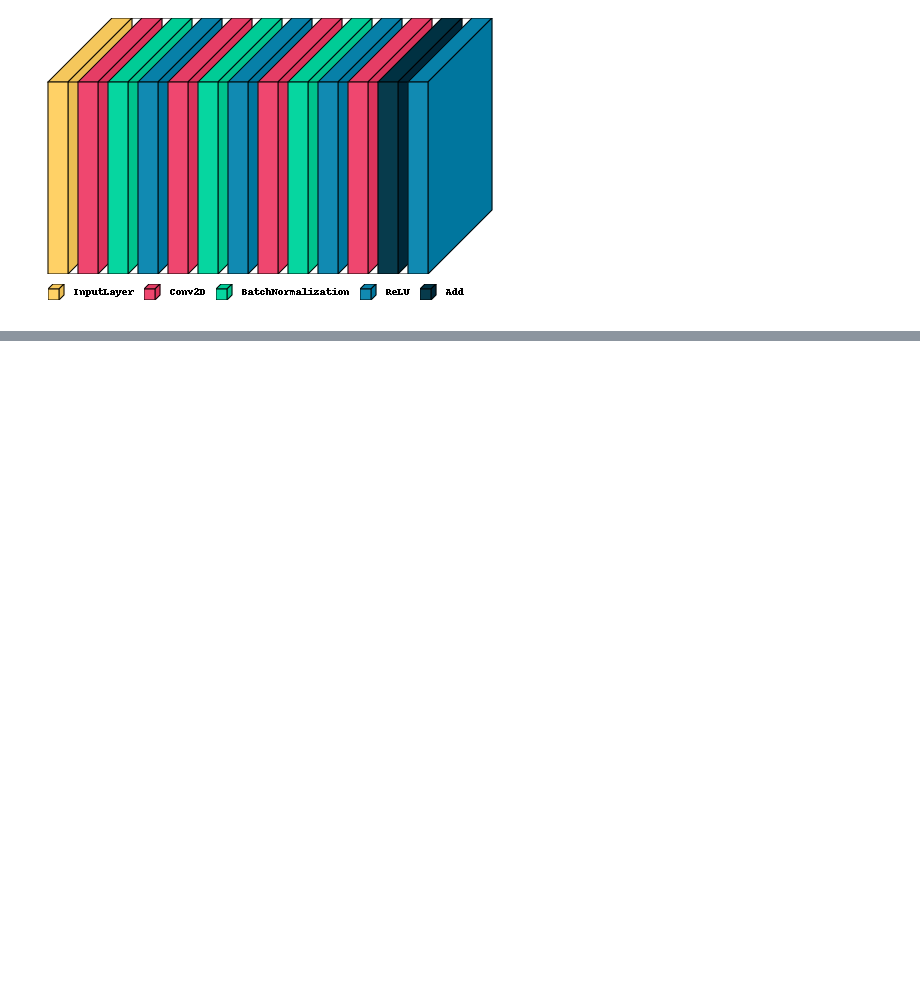
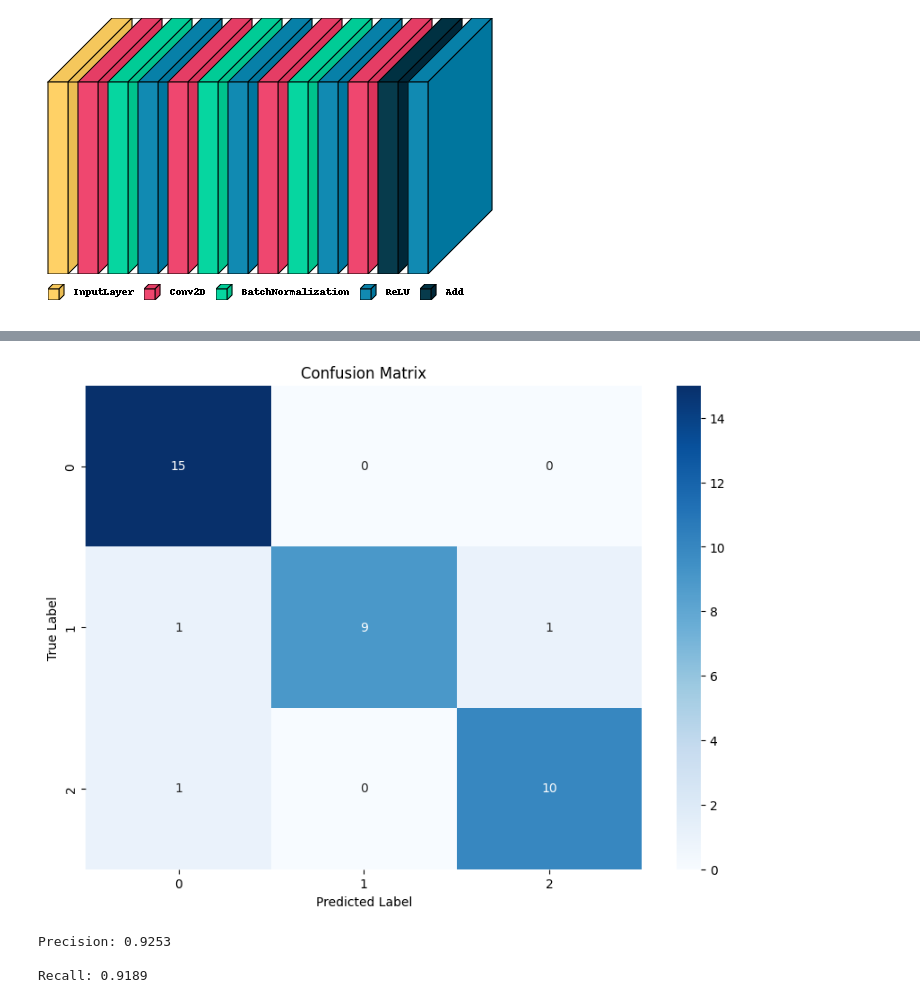
Before and after one commit to giovannimmiranda/DL-ImageClass, a Jupyter notebook: DL_20_06_Miranda.ipynb, the cells around one changed output, grey strips where cells are left out. Saved outputs shown, nothing was run; the diff lists cells and outputs as text; code cells hidden in the pictures; blank space fills up the shorter version.

```diff
--- a/DL_20_06_Miranda.ipynb
+++ b/DL_20_06_Miranda.ipynb
@@ -394,0 +416,23 @@ Best model configuration: {'learning_rate': 0.0001, 'num_conv_layers_per_block':
+# %%
+# Get predicted class labels from the best model
+predictions = best_model.predict(X_val)  # Get predictions for both outputs
+y_pred_cls = np.argmax(predictions[0], axis=1)  # Apply argmax to classification output
+
+conf_matrix = confusion_matrix(y_val_cls, y_pred_cls)
+
+# Plot the confusion matrix
+plt.figure(figsize=(10, 7))
+sns.heatmap(conf_matrix, annot=True, fmt="d", cmap="Blues", xticklabels=range(num_classes), yticklabels=range(num_classes))
+plt.title("Confusion Matrix")
+plt.xlabel("Predicted Label")
+plt.ylabel("True Label")
+plt.show()
+
+
+# I also implemented Precision and Recall of the best model obtained
+precision = precision_score(y_val_cls, y_pred_cls, average='weighted')
+recall = recall_score(y_val_cls, y_pred_cls, average='weighted')
+
+print(f"\n\033[1mPrecision:\033[0m {precision:.4f}")
+print(f"\n\033[1mRecall:\033[0m {recall:.4f}")
+# %% [output]
@@ -395,3 +440,7 @@ Best model configuration: {'learning_rate': 0.0001, 'num_conv_layers_per_block':
+[figure, added]
+Precision: 0.9253
+
+Recall: 0.9189
 # %% [markdown]
 In this final cell, we plot a small batch of images to visually assess the classification performance.
 
```
Also changed, not shown: parts of 23 cells of this notebook.
